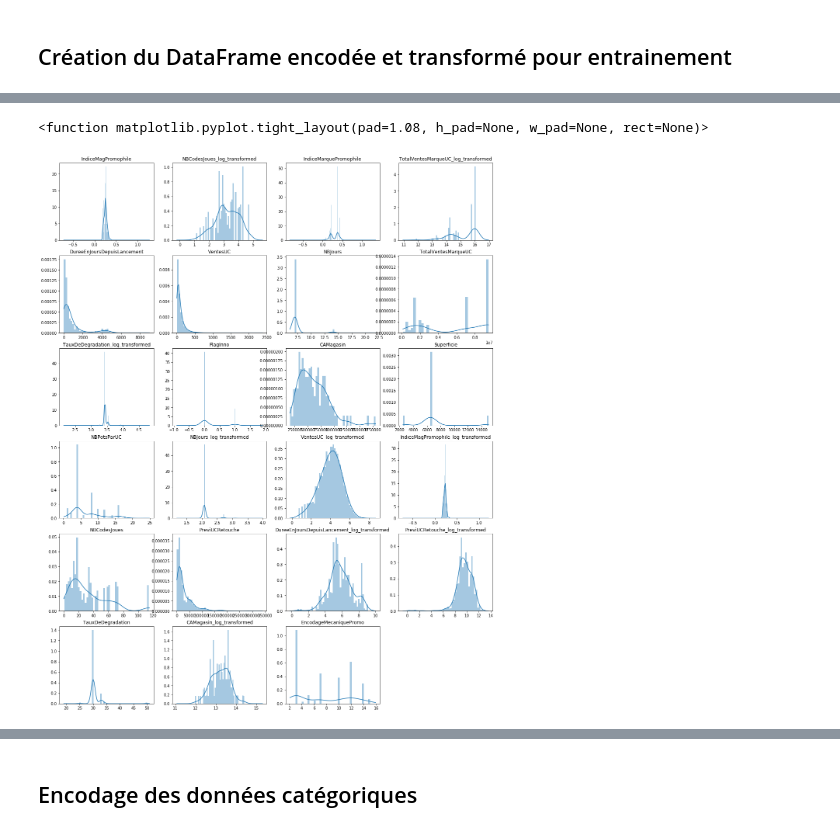
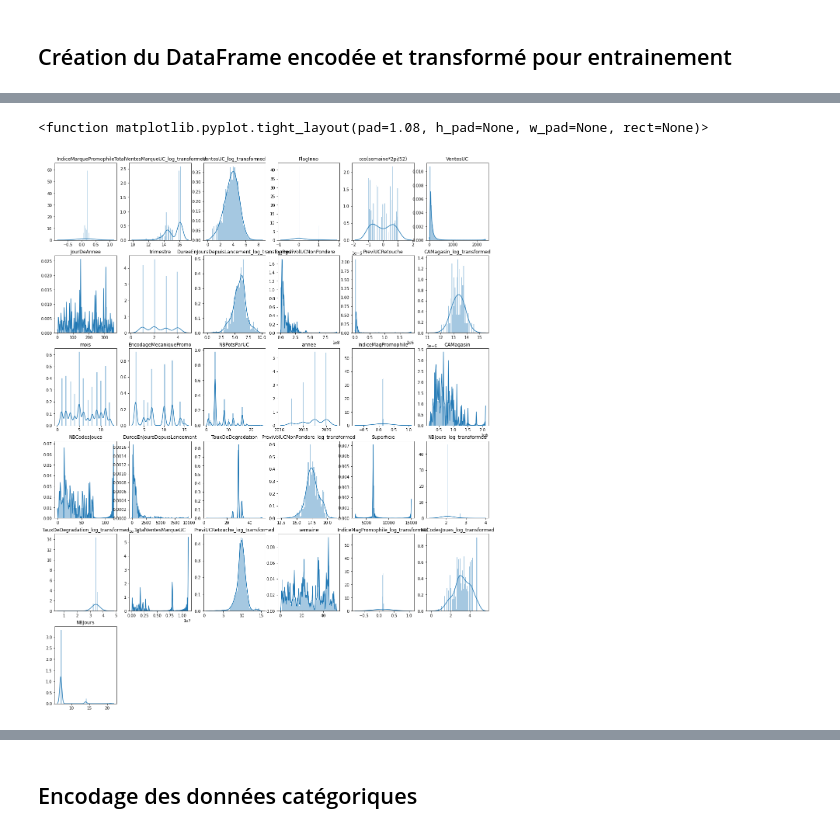
Before and after one commit to BOTTINYA/Precos_OSA, a Jupyter notebook: dev.ipynb, the cells around one changed output, grey strips where cells are left out. Drawn from its saved outputs; the diff is of its cells as text; code cells hidden in the pictures.

```diff
--- a/dev.ipynb
+++ b/dev.ipynb
@@ -81,0 +69,9 @@ dtype: int64
+# %%
+df_clean['annee'] = pd.DatetimeIndex(df_clean['DateDebutConso']).year
+df_clean['mois'] = pd.DatetimeIndex(df_clean['DateDebutConso']).month
+df_clean['semaine'] = pd.DatetimeIndex(df_clean['DateDebutConso']).week
+df_clean['trimestre'] = pd.DatetimeIndex(df_clean['DateDebutConso']).quarter
+df_clean['cos(semaine*2pi/52)'] = np.cos(pd.DatetimeIndex(df_clean['DateDebutConso']).week*2*np.pi/52)
+df_clean['JourDeAnnee'] = pd.DatetimeIndex(df_clean['DateDebutConso']).dayofyear
+
+df_clean.head(2)
@@ -139,17 +160,17 @@ Transforming skewed columns for Normal distribution approximation...
 # %%
 fig = plt.figure
 fig(figsize =(20,30))
 i=0
 for col in set(df_transform.columns) - set(id_cols):
-    plt.subplot(7, 4, i + 1)
+    plt.subplot(7, 6, i + 1)
     plt.title(col)
     sns.distplot(df_transform[[col]],  kde_kws={'bw':0.3})
     i+=1
 
 plt.tight_layout
 # %% [output]
 <function matplotlib.pyplot.tight_layout(pad=1.08, h_pad=None, w_pad=None, rect=None)>
-[figure, old version]
+[figure, new version]
 # %%
 X_corr = df_transform.corr()
 mask = np.zeros_like(X_corr, dtype=np.bool)
```
Also changed, not shown: parts of 16 cells of this notebook, 7 other files.
